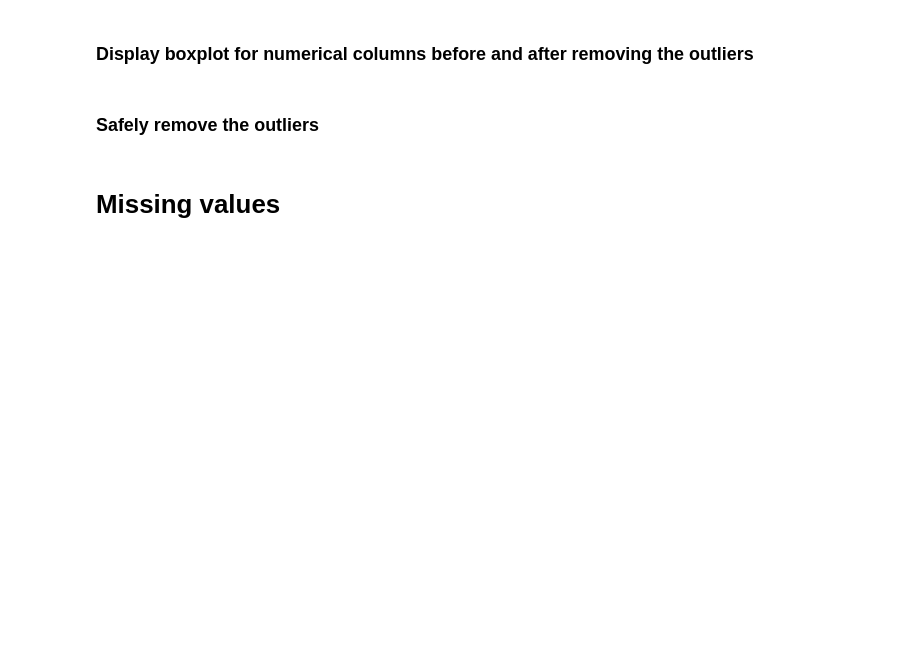
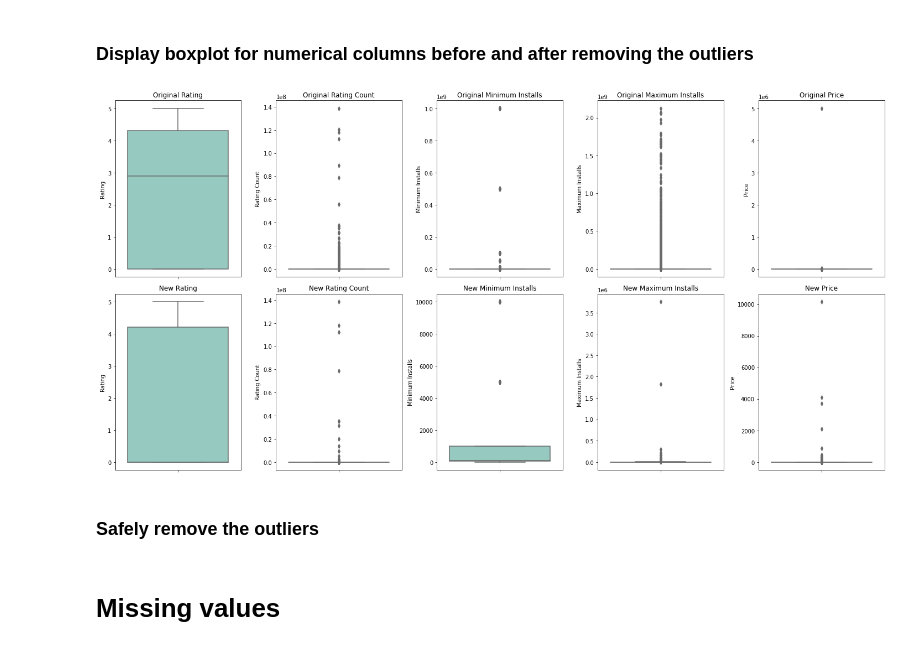
Before and after one commit to aymanreda56/XL-Data, a Jupyter notebook: DataPreprocessing/DataPreprocessing.ipynb, the cells around one changed output. Saved outputs shown, nothing was run; the diff lists cells and outputs as text; code cells hidden in the pictures; blank space fills up the shorter version.

Commit message:
Final data preprocessing

```diff
--- a/DataPreprocessing/DataPreprocessing.ipynb
+++ b/DataPreprocessing/DataPreprocessing.ipynb
@@ -22,4 +44,4 @@ df = DataPreprocessing.read_data(spark)
 # %% [markdown]
 # Outliers
 # %%
-# new_df= DataPreprocessing.detect_outliers(df)
+new_df= DataPreprocessing.detect_outliers(df)
@@ -26,7 +56,8 @@ df = DataPreprocessing.read_data(spark)
 # %% [markdown]
 ### Display boxplot for numerical columns before and after removing the outliers
 # %%
-
-# DataPreprocessing.boxplot_for_outliers(df, new_df)
+DataPreprocessing.boxplot_for_outliers(df, new_df)
+# %% [output]
+[figure, added]
 # %% [markdown]
 ### Safely remove the outliers
```
Also changed, not shown: parts of 20 cells of this notebook.
